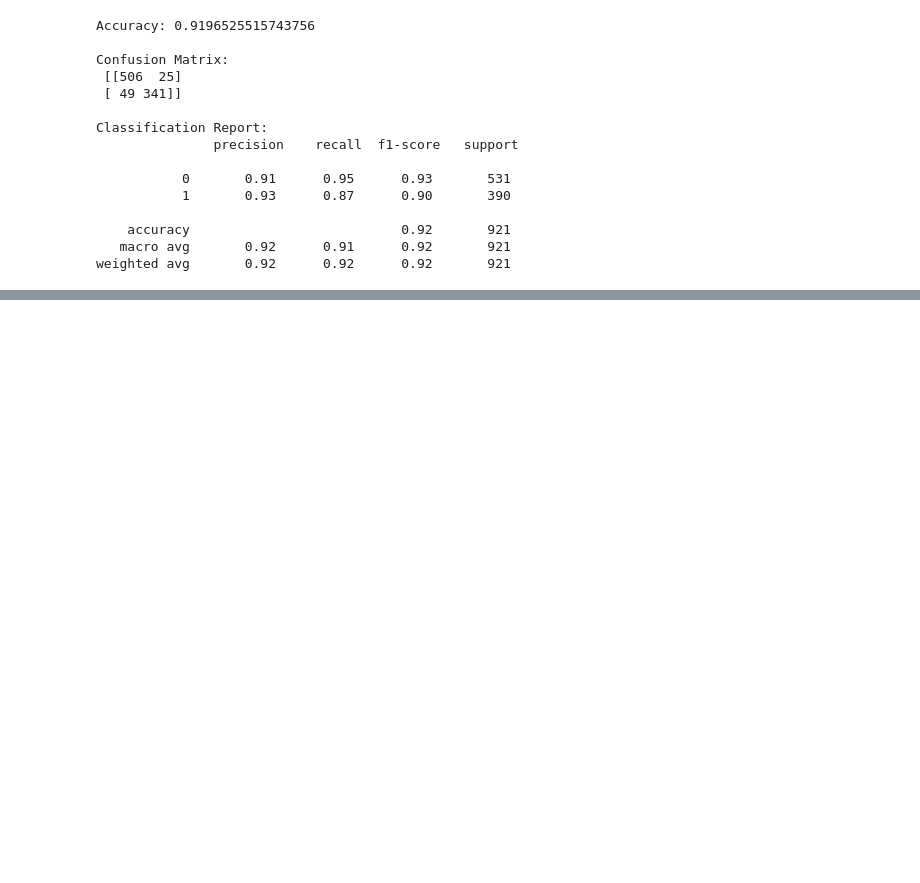
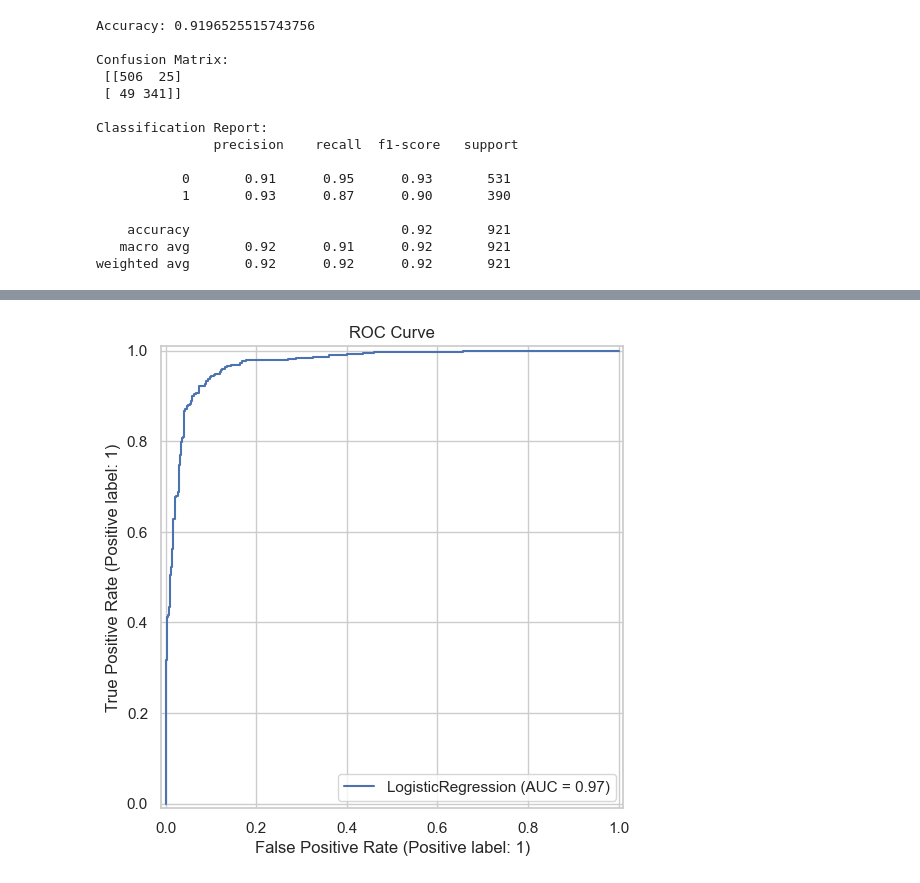
Before and after one commit to Veraeze/Logistic-Regression, a Jupyter notebook: email_spam_detection.ipynb, the cells around one changed output, grey strips where cells are left out. Cells and saved outputs as stored; diff of their text form; code cells hidden in the pictures; blank space fills up the shorter version.

```diff
--- a/email_spam_detection.ipynb
+++ b/email_spam_detection.ipynb
@@ -138,0 +149,10 @@ weighted avg       0.92      0.92      0.92       921
+# %%
+# plot ROC curve
+
+from sklearn.metrics import RocCurveDisplay
+
+RocCurveDisplay.from_estimator(model, X_test, y_test)
+plt.title("ROC Curve")
+plt.show()
+# %% [output]
+[figure, added]
```
Also changed, not shown: parts of 4 cells of this notebook.
